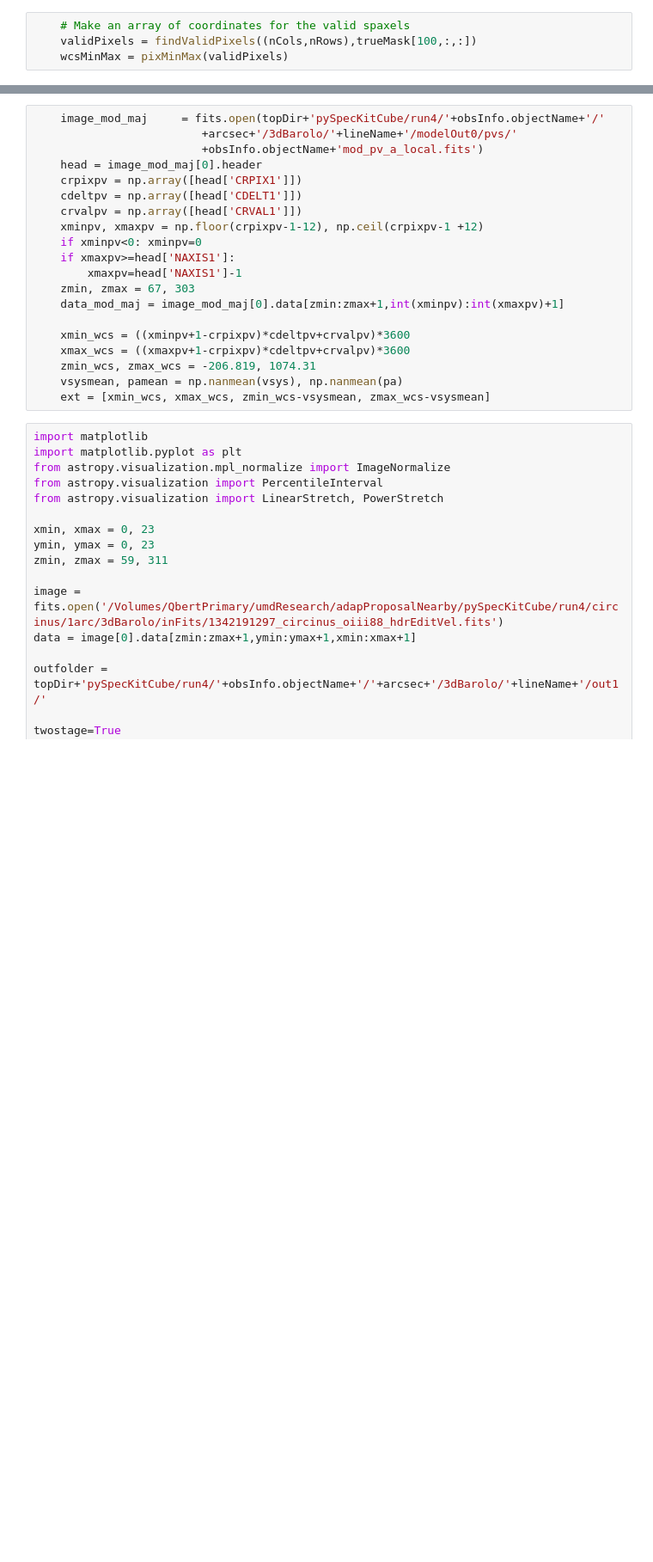
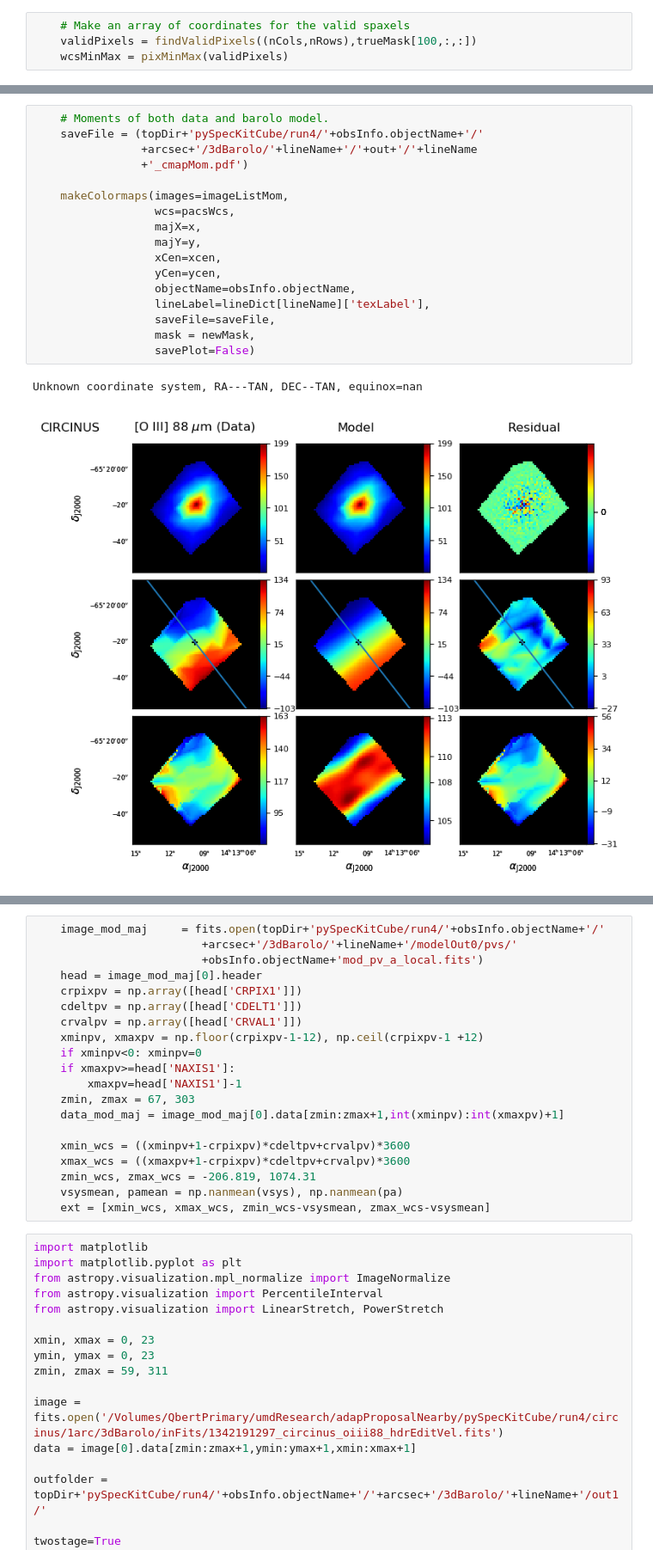
Before and after one commit to myrastone0/Spectral_Analysis, a Jupyter notebook: rotationCurve/plotBbaroloMaps.ipynb, the cells around one changed output, grey strips where cells are left out. Shown: that part at 86% size. Saved outputs shown, nothing was run; the diff lists cells and outputs as text; blank space fills up the shorter version.

```diff
--- a/rotationCurve/plotBbaroloMaps.ipynb
+++ b/rotationCurve/plotBbaroloMaps.ipynb
@@ -235,3 +190,23 @@ Unknown coordinate system, RA---TAN, DEC--TAN, equinox=nan
+# %%
+    # Moments of both data and barolo model.
+    saveFile = (topDir+'pySpecKitCube/run4/'+obsInfo.objectName+'/'
+                +arcsec+'/3dBarolo/'+lineName+'/'+out+'/'+lineName
+                +'_cmapMom.pdf')
+
+    makeColormaps(images=imageListMom,
+                  wcs=pacsWcs,
+                  majX=x,
+                  majY=y,
+                  xCen=xcen,
+                  yCen=ycen,
+                  objectName=obsInfo.objectName,
+                  lineLabel=lineDict[lineName]['texLabel'],
+                  saveFile=saveFile,
+                  mask = newMask,
+                  savePlot=False)
+# %% [output]
+Unknown coordinate system, RA---TAN, DEC--TAN, equinox=nan
+[figure, added]
 # %%
     if arcsec != '1arc':
         saveFile = (topDir+'pySpecKitCube/run4/'+obsInfo.objectName+'/'
```
Also changed, not shown: parts of 29 cells of this notebook, 5 other files.
